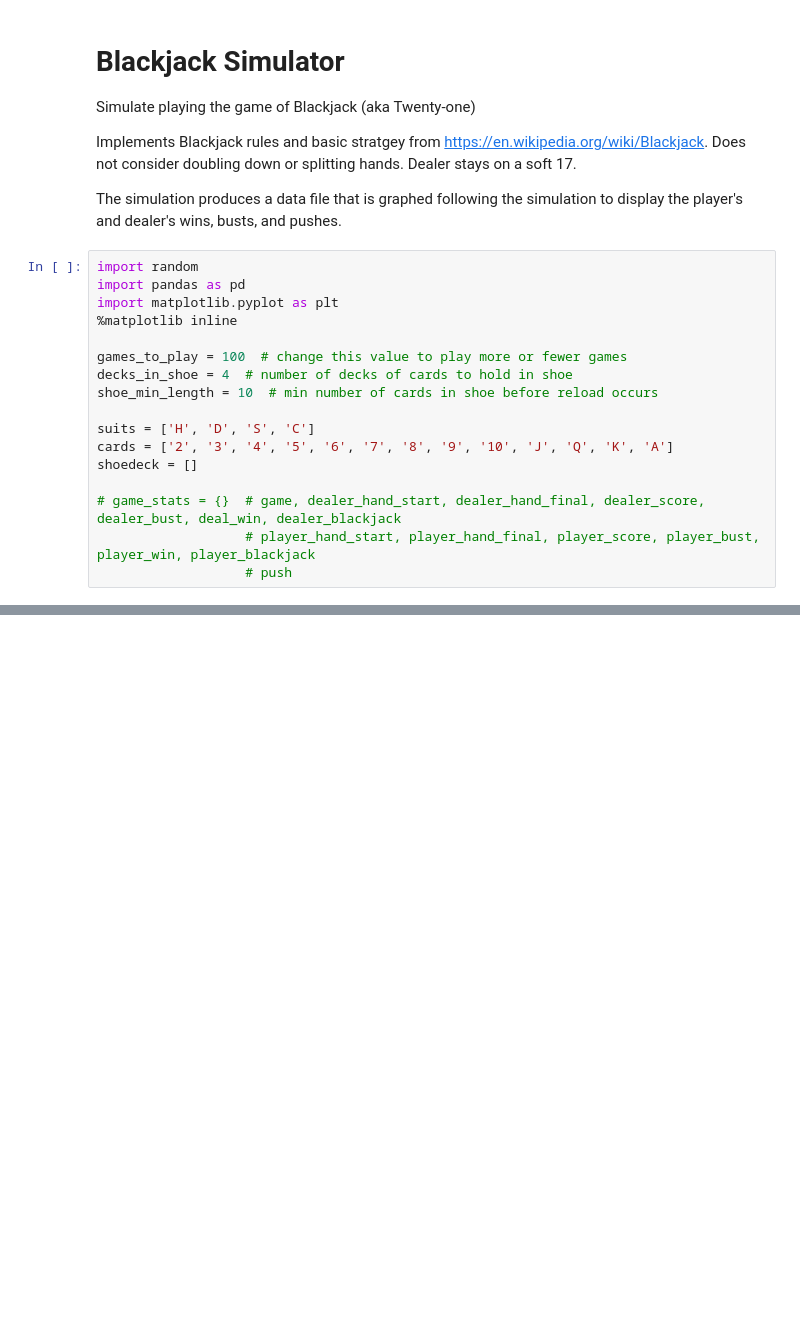
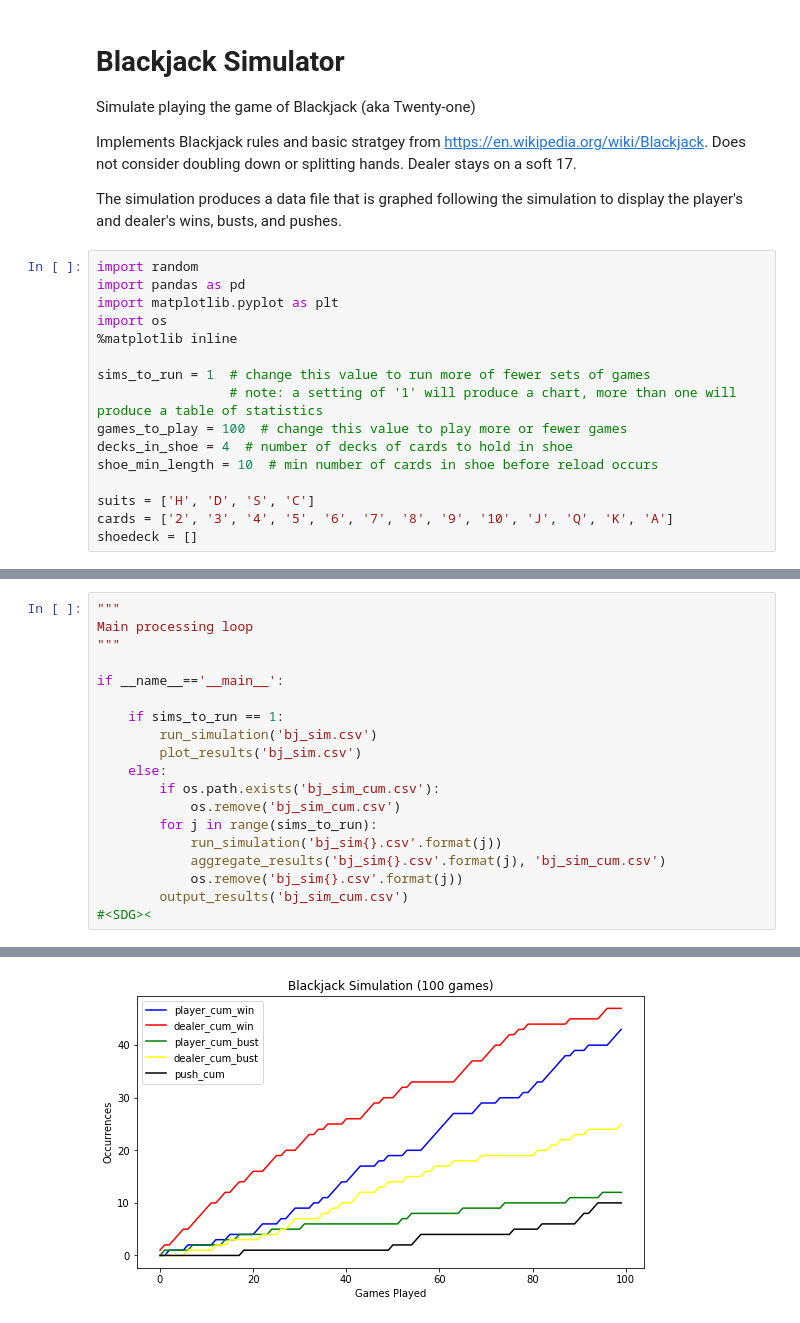
Before and after one commit to msroth/JupyterNotebooks, a Jupyter notebook: BlackJack_Sim/BJ_sim.ipynb, the cells around one changed output, grey strips where cells are left out. Cells and saved outputs as stored; diff of their text form; blank space fills up the shorter version.

Commit message:
tweaked plot; added option to run multiple simulations and aggregate results

```diff
--- a/BlackJack_Sim/BJ_sim.ipynb
+++ b/BlackJack_Sim/BJ_sim.ipynb
@@ -9,8 +9,11 @@ The simulation produces a data file that is graphed following the simulation to
 import random
 import pandas as pd
 import matplotlib.pyplot as plt
+import os
 %matplotlib inline
 
+sims_to_run = 1  # change this value to run more of fewer sets of games
+                 # note: a setting of '1' will produce a chart, more than one will produce a table of statistics
 games_to_play = 100  # change this value to play more or fewer games
 decks_in_shoe = 4  # number of decks of cards to hold in shoe
 shoe_min_length = 10  # min number of cards in shoe before reload occurs
@@ -18,10 +21,6 @@ shoe_min_length = 10  # min number of cards in shoe before reload occurs
 suits = ['H', 'D', 'S', 'C']
 cards = ['2', '3', '4', '5', '6', '7', '8', '9', '10', 'J', 'Q', 'K', 'A']
 shoedeck = []
-
-# game_stats = {}  # game, dealer_hand_start, dealer_hand_final, dealer_score, dealer_bust, deal_win, dealer_blackjack
-                   # player_hand_start, player_hand_final, player_score, player_bust, player_win, player_blackjack
-                   # push
 # %%
 def create_deck():
     """
@@ -510,0 +507,20 @@ games
+# %%
+"""
+Main processing loop
+"""
+
+if __name__=='__main__':
+
+    if sims_to_run == 1:
+        run_simulation('bj_sim.csv')
+        plot_results('bj_sim.csv')
+    else:
+        if os.path.exists('bj_sim_cum.csv'):
+            os.remove('bj_sim_cum.csv')
+        for j in range(sims_to_run):
+            run_simulation('bj_sim{}.csv'.format(j))
+            aggregate_results('bj_sim{}.csv'.format(j), 'bj_sim_cum.csv')
+            os.remove('bj_sim{}.csv'.format(j))
+        output_results('bj_sim_cum.csv')
+#<SDG><
+# %% [output]
@@ -510,0 +544 @@ games
+[figure, added]
```
Also changed, not shown: parts of 4 cells of this notebook.
